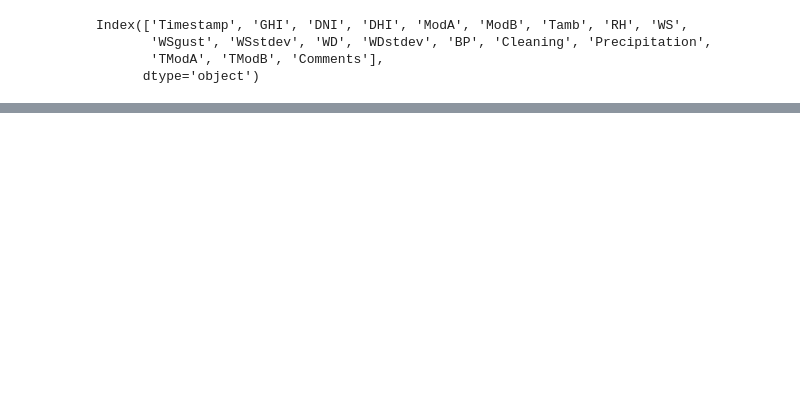
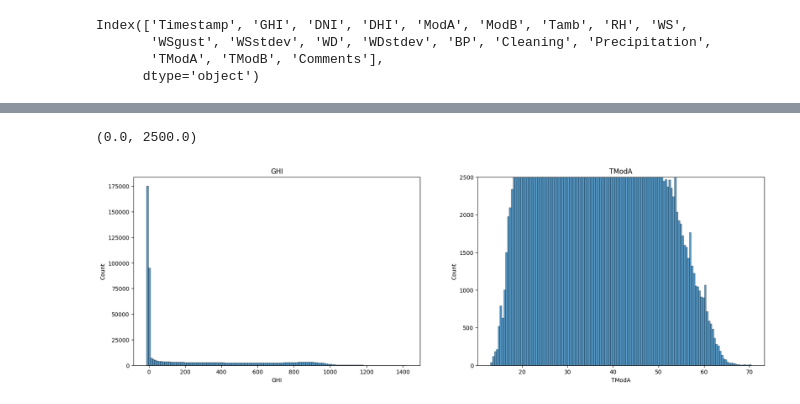
Before and after one commit to bef898/NewRepo, a Jupyter notebook: notebooks/EDA.ipynb, the cells around one changed output, grey strips where cells are left out. Saved outputs shown, nothing was run; the diff lists cells and outputs as text; code cells hidden in the pictures; blank space fills up the shorter version.

```diff
--- a/notebooks/EDA.ipynb
+++ b/notebooks/EDA.ipynb
@@ -38,3 +38,17 @@ Index(['Timestamp', 'GHI', 'DNI', 'DHI', 'ModA', 'ModB', 'Tamb', 'RH', 'WS',
        'WSgust', 'WSstdev', 'WD', 'WDstdev', 'BP', 'Cleaning', 'Precipitation',
        'TModA', 'TModB', 'Comments'],
       dtype='object')
+# %%
+# Split the 'Timestamp' column into up to 19 columns (adjust if necessary)
+split_columns = data.iloc[:, 0].str.split(',', expand=True)
+
+# Check if the split_columns have the expected number of columns
+if split_columns.shape[1] == 19:  # Make sure 19 columns are created
+    split_columns.columns = ['Timestamp', 'GHI', 'DNI', 'DHI', 'ModA', 'ModB',
+                             'Tamb', 'RH', 'WS', 'WSgust', 'WSstdev', 'WD',
+                             'WDstdev', 'BP', 'Cleaning', 'Precipitation',
+                             'TModA', 'TModB', 'Comments']
+    data = pd.concat([split_columns, data.iloc[:, 1:]], axis=1)
+    data.drop(columns=[data.columns[0]], inplace=True)
+else:
+    print("The number of splits does not match the number of columns expected.")
@@ -40,0 +113,12 @@ Index(['Timestamp', 'GHI', 'DNI', 'DHI', 'ModA', 'ModB', 'Tamb', 'RH', 'WS',
+# %%
+#Univariant Analysis
+# univariate plots
+fig, ax=plt.subplots(1,2, figsize=(20, 6))
+sns.histplot(data['GHI'], ax=ax[0])
+ax[0].set_title("GHI")
+sns.histplot(data['TModA'], ax=ax[1])
+ax[1].set_title("TModA")
+plt.ylim(0, 2500)
+# %% [output]
+(0.0, 2500.0)
+[figure, added]
```
Also changed, not shown: parts of 6 cells of this notebook.
